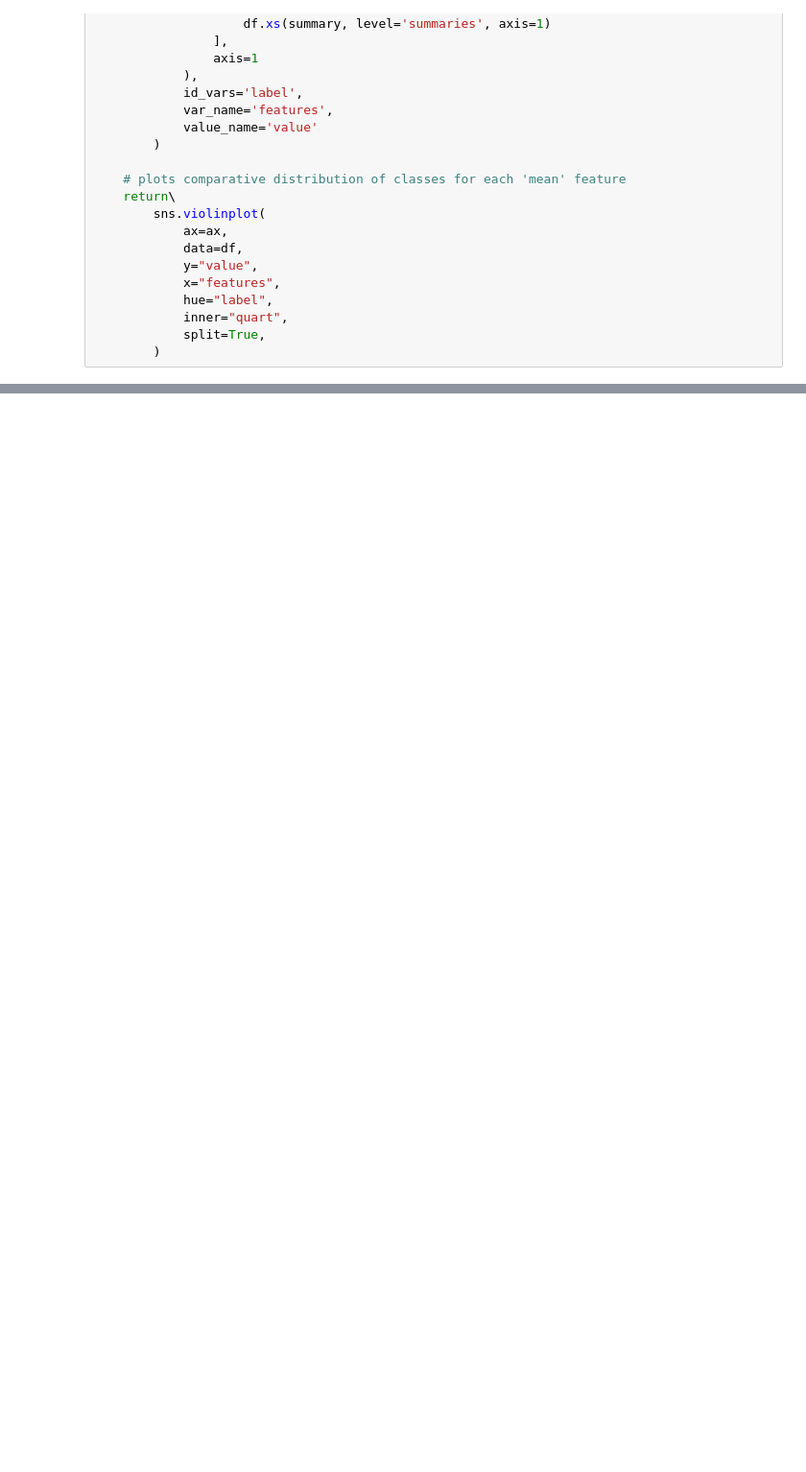
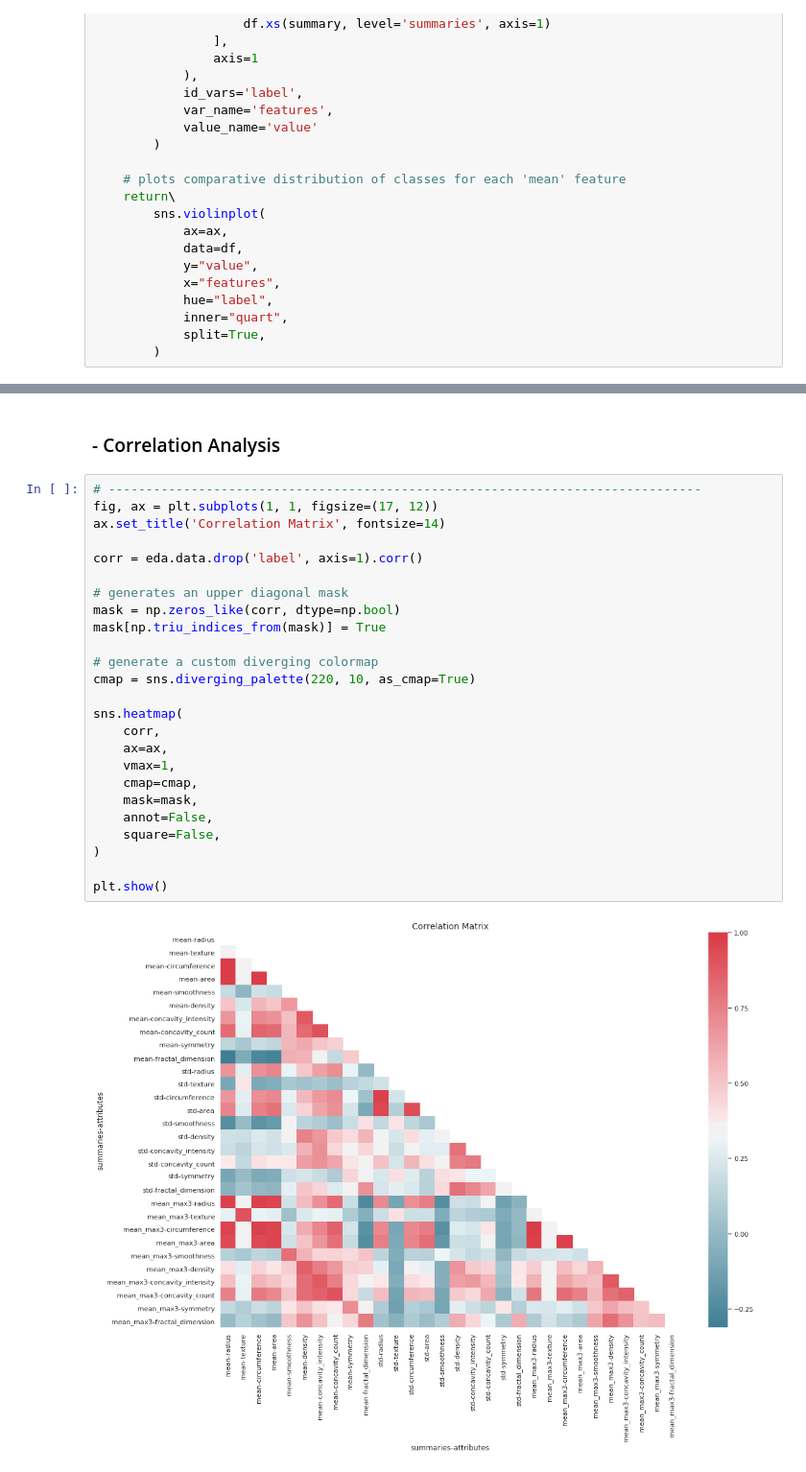
Before and after one commit to ottobricks/BreastCancerWisconsinDiagnostic, a Jupyter notebook: notebooks/eda.ipynb, the cells around one changed output, grey strips where cells are left out. Shown: that part at 96% size. Saved outputs shown, nothing was run; the diff lists cells and outputs as text; blank space fills up the shorter version.

```diff
--- a/notebooks/eda.ipynb
+++ b/notebooks/eda.ipynb
@@ -59,0 +112,29 @@ def plot_compare_classdistribution(df: pd.DataFrame, summary='mean', ax=None):
+# %% [markdown]
+### - Correlation Analysis
+# %%
+# -------------------------------------------------------------------------------
+fig, ax = plt.subplots(1, 1, figsize=(17, 12))
+ax.set_title('Correlation Matrix', fontsize=14)
+
+corr = eda.data.drop('label', axis=1).corr()
+
+# generates an upper diagonal mask
+mask = np.zeros_like(corr, dtype=np.bool)
+mask[np.triu_indices_from(mask)] = True
+
+# generate a custom diverging colormap
+cmap = sns.diverging_palette(220, 10, as_cmap=True)
+
+sns.heatmap(
+    corr,
+    ax=ax,
+    vmax=1,
+    cmap=cmap,
+    mask=mask,
+    annot=False,
+    square=False,
+)
+
+plt.show()
+# %% [output]
+[figure, added]
```
Also changed, not shown: parts of 17 cells of this notebook.
